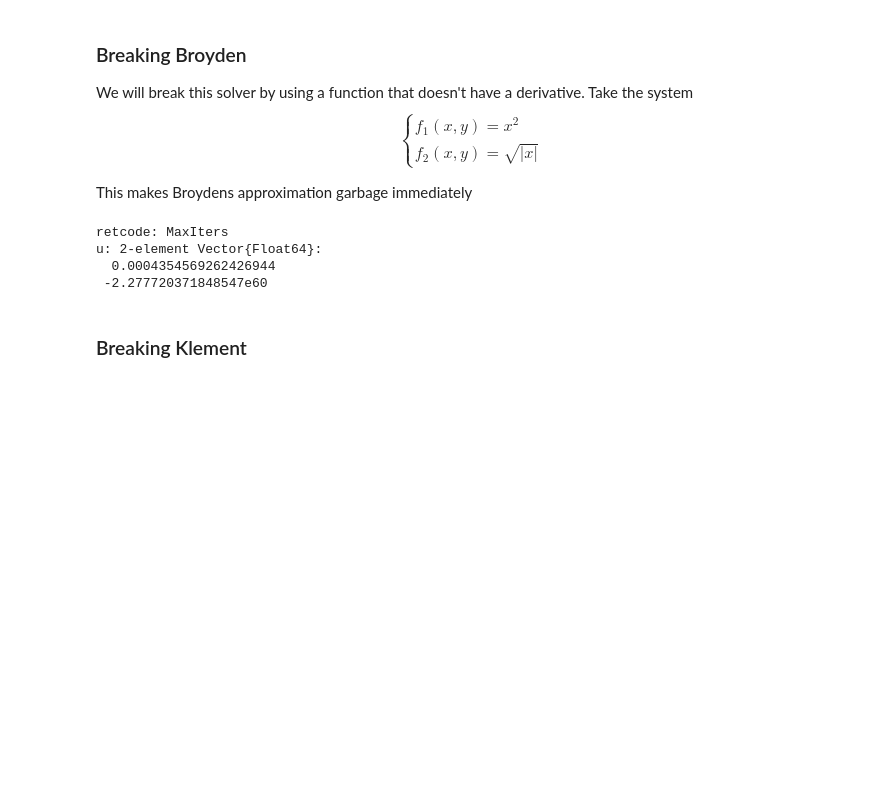
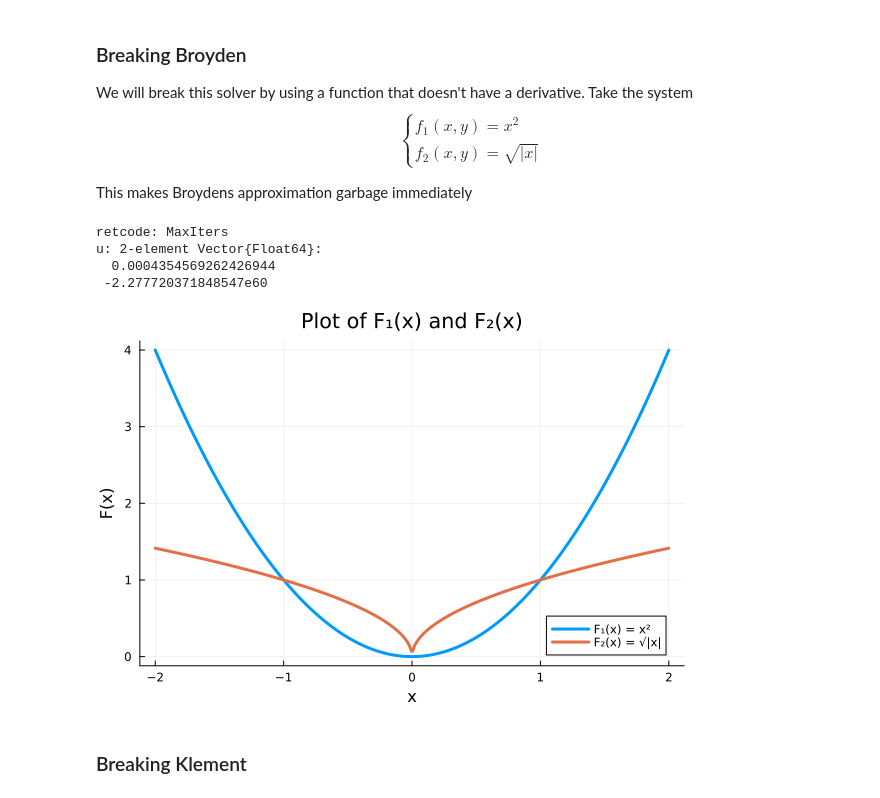
Before and after one commit to kyok2224/numcomp-project-nonlinearsolve, a Jupyter notebook: FinalPresentation.ipynb, the cells around one changed output. Saved outputs shown, nothing was run; the diff lists cells and outputs as text; code cells hidden in the pictures; blank space fills up the shorter version.

```diff
--- a/FinalPresentation.ipynb
+++ b/FinalPresentation.ipynb
@@ -319,6 +384,23 @@ retcode: MaxIters
 u: 2-element Vector{Float64}:
   0.0004354569262426944
  -2.277720371848547e60
+# %%
+F1(x) = x^2
+F2(x) = sqrt(abs(x))
+xs = range(-2, 2, length=400)
+ys1 = F1.(xs)
+ys2 = F2.(xs)
+
+# Plot
+plot(xs, ys1,label="F₁(x) = x²",lw=3)
+
+plot!(xs, ys2,label="F₂(x) = √|x|",lw=3)
+
+xlabel!("x")
+ylabel!("F(x)")
+title!("Plot of F₁(x) and F₂(x)")
+# %% [output]
+[figure, added]
 # %% [markdown]
 ### Breaking Klement
 # %%
```
Also changed, not shown: parts of 6 cells of this notebook.
